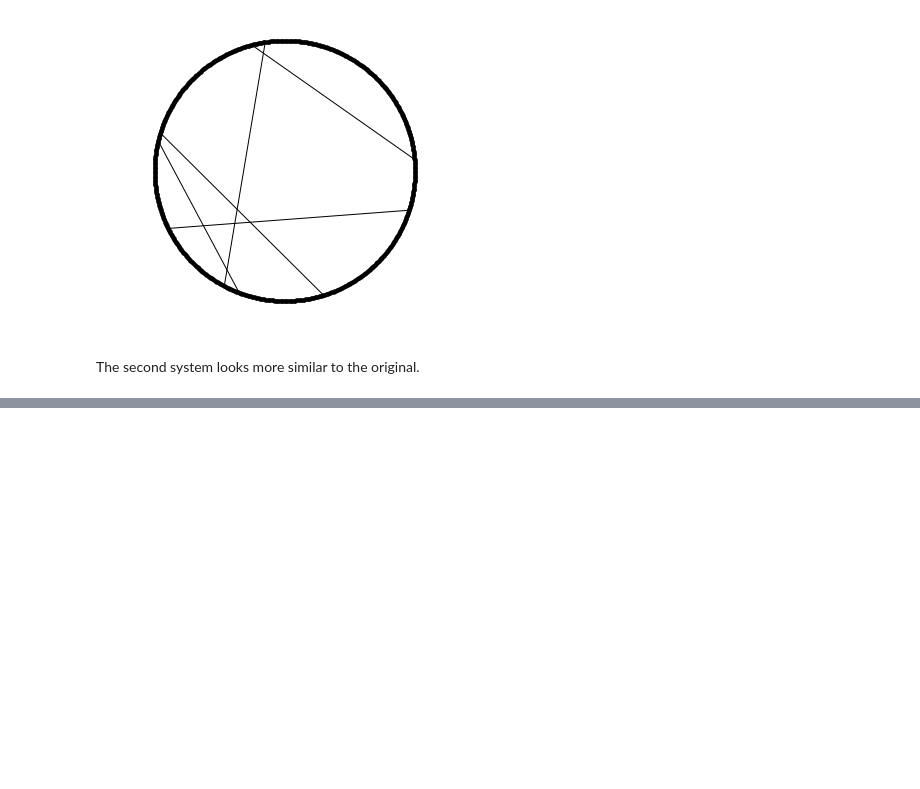
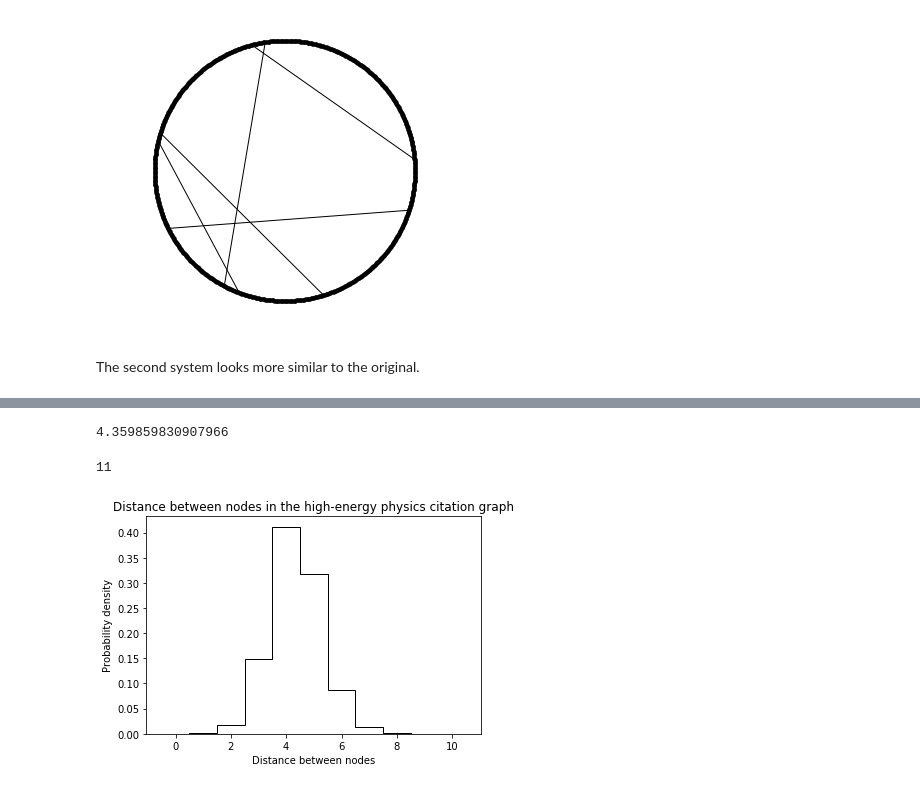
Before and after one commit to joe-antognini/exercises, a Jupyter notebook: sethna/Chapter01/Problem7.ipynb, the cells around one changed output, grey strips where cells are left out. Saved outputs shown, nothing was run; the diff lists cells and outputs as text; code cells hidden in the pictures; blank space fills up the shorter version.

Commit message:
Start Griffiths.

```diff
--- a/sethna/Chapter01/Problem7.ipynb
+++ b/sethna/Chapter01/Problem7.ipynb
@@ -227,0 +236,23 @@ legend(loc='upper right');
+# %%
+# Download the high-energy physics citation graph.
+response = urllib.request.urlopen('https://snap.stanford.edu/data/cit-HepPh.txt.gz')
+gzipped_data = response.read()
+# %%
+data = gzip.decompress(gzipped_data).decode('utf8')
+# %%
+graph = Network()
+for line in data.split('\r\n'):
+    if line.startswith('#') or line == '':
+        continue
+
+    node1, node2 = map(int, line.split('\t'))
+    graph.add_node(node1)
+    graph.add_node(node2)
+    graph.add_edge(node1, node2)
+# %%
+N = 100
+sample = np.random.choice(list(graph.get_nodes()), N, replace=False)
+lengths = []
+for node in tqdm_notebook(sample):
+    lengths.extend(list(find_path_lengths_from_node(graph, node).values()))
+lengths = np.array(lengths)
@@ -227,0 +261,15 @@ legend(loc='upper right');
+# %%
+np.mean(lengths)
+# %% [output]
+4.359859830907966
+# %%
+np.max(lengths)
+# %% [output]
+11
+# %%
+hist(lengths, bins=np.arange(-.5, 11.5), histtype='step', normed=True, color='k')
+xlabel('Distance between nodes')
+ylabel('Probability density')
+title('Distance between nodes in the high-energy physics citation graph');
+# %% [output]
+[figure, added]
```
Also changed, not shown: parts of 4 cells of this notebook, 2 other files.
